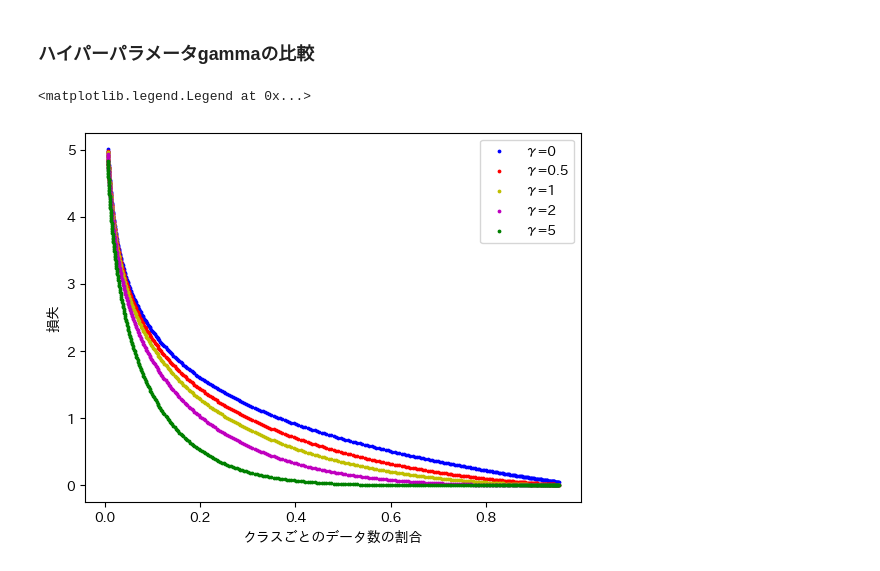
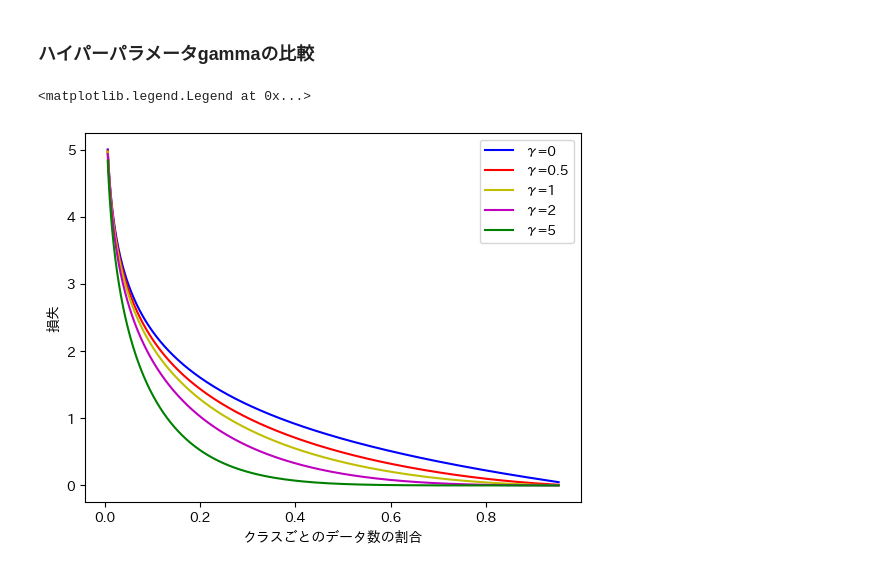
Before and after one commit to yochimonji/thyroid, a Jupyter notebook: notebook/focal_loss.ipynb, the cells around one changed output. Saved outputs shown, nothing was run; the diff lists cells and outputs as text; code cells hidden in the pictures.

```diff
--- a/notebook/focal_loss.ipynb
+++ b/notebook/focal_loss.ipynb
@@ -14,22 +14,23 @@ from model.loss import create_loss
 # %%
 target = torch.tensor([0], dtype=torch.int64)
 
 gammas = (0, 0.5, 1, 2, 5)  # gamma=0はCrossEntropyと等価
 colors = ("b", "r", "y", "m", "g")
 
 for gamma, color in zip(gammas, colors):
     loss = create_loss("focal", focal_gamma=gamma)
-    for input in torch.arange(-2, 2, 0.01):
+    inputs = []
+    outputs = []
+    for input in torch.arange(-2, 2, 0.005):
         input = torch.Tensor([[input, 1-input]])
         output = loss(input, target)
-        if input[0,0] == -2:
-            plt.scatter(F.softmax(input, dim=1)[0,0], output, color=color, s=3, label=f"γ={gamma}")
-        else:
-            plt.scatter(F.softmax(input, dim=1)[0,0], output, color=color, s=3)
+        inputs.append(F.softmax(input, dim=1)[0,0])
+        outputs.append(output)
+    plt.plot(inputs, outputs, color=color, label=f"γ={gamma}")
 
 plt.xlabel('クラスごとのデータ数の割合')
 plt.ylabel('損失')
 plt.legend()
 # %% [output]
 <matplotlib.legend.Legend at 0x...>
-[figure, old version]
+[figure, new version]
```
